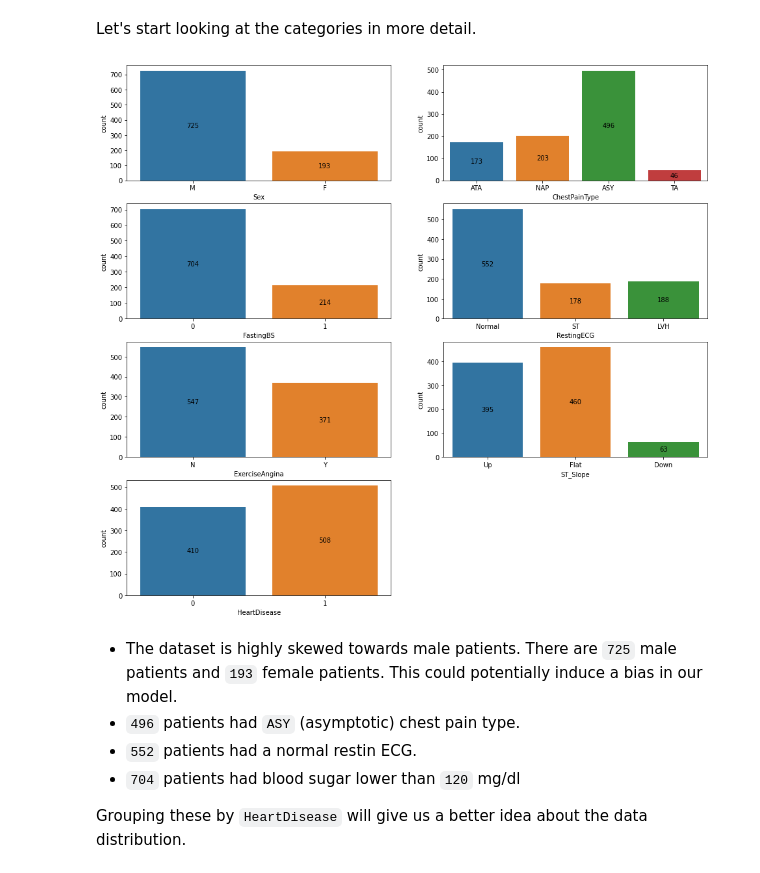
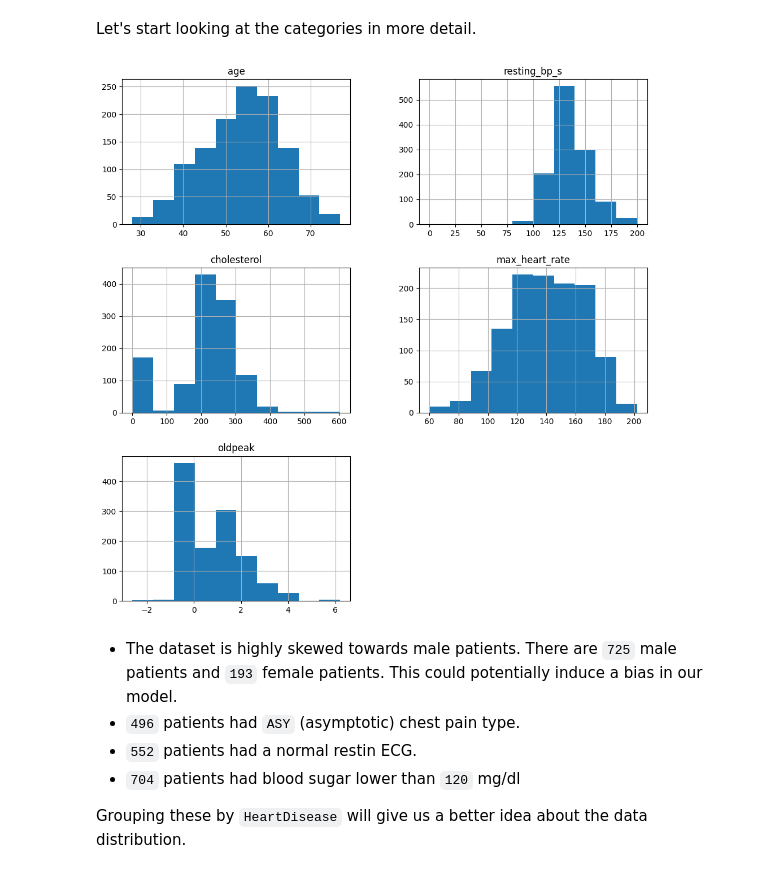
Before and after one commit to Arshad8979/ArshadBhai, a Jupyter notebook: HeartDisease.ipynb, the cells around one changed output. Cells and saved outputs as stored; diff of their text form; code cells hidden in the pictures.

```diff
--- a/HeartDisease.ipynb
+++ b/HeartDisease.ipynb
@@ -38,7 +46,7 @@ We will start with exploring our dataset. As per the source, each patient has th
 12. `HeartDisease`: output class [1: heart disease, 0: Normal]
 # %%
 #load dataset
-df = pd.read_csv("heart_disease_prediction.csv")
+df = pd.read_csv("/content/drive/MyDrive/datasets/heart-disease-dataset.csv")
 # %%
 df.head()
 # %% [output]
@@ -123,3 +125,10 @@ We identified that most of the categorical columns are all of dtype **object**.
 # %%
-df.describe(include=['object'])
+# Categorical columns = those with <= 10 unique values
+cat_cols = [col for col in df.columns if df[col].nunique() <= 10]
+
+# Numeric columns
+num_cols = [col for col in df.columns if df[col].nunique() > 10]
+
+print("Categorical Columns:", cat_cols)
+print("Numeric Columns:", num_cols)
 # %% [output]
@@ -137,18 +196,10 @@ df["FastingBS"].unique(), df["HeartDisease"].unique()
 # %% [markdown]
 Let's start looking at the categories in more detail.
 # %%
-categorical_cols = ["Sex", "ChestPainType", "FastingBS", "RestingECG", "ExerciseAngina", "ST_Slope", "HeartDisease"]
-
-fig = plt.figure(figsize=(16,15))
-
-for idx, col in enumerate(categorical_cols):
-    ax = plt.subplot(4, 2, idx+1)
-    sns.countplot(x=df[col], ax=ax)
-    # add data labels to each bar
-    for container in ax.containers:
-        ax.bar_label(container, label_type="center")
+df[num_cols].hist(figsize=(12, 12))
+plt.show()
 # %% [output]
-[figure, old version]
+[figure, new version]
 # %% [markdown]
 - The dataset is highly skewed towards male patients. There are `725` male patients and `193` female patients. This could potentially induce a bias in our model.
 - `496` patients had `ASY` (asymptotic) chest pain type.
```
Also changed, not shown: parts of 25 cells of this notebook.
